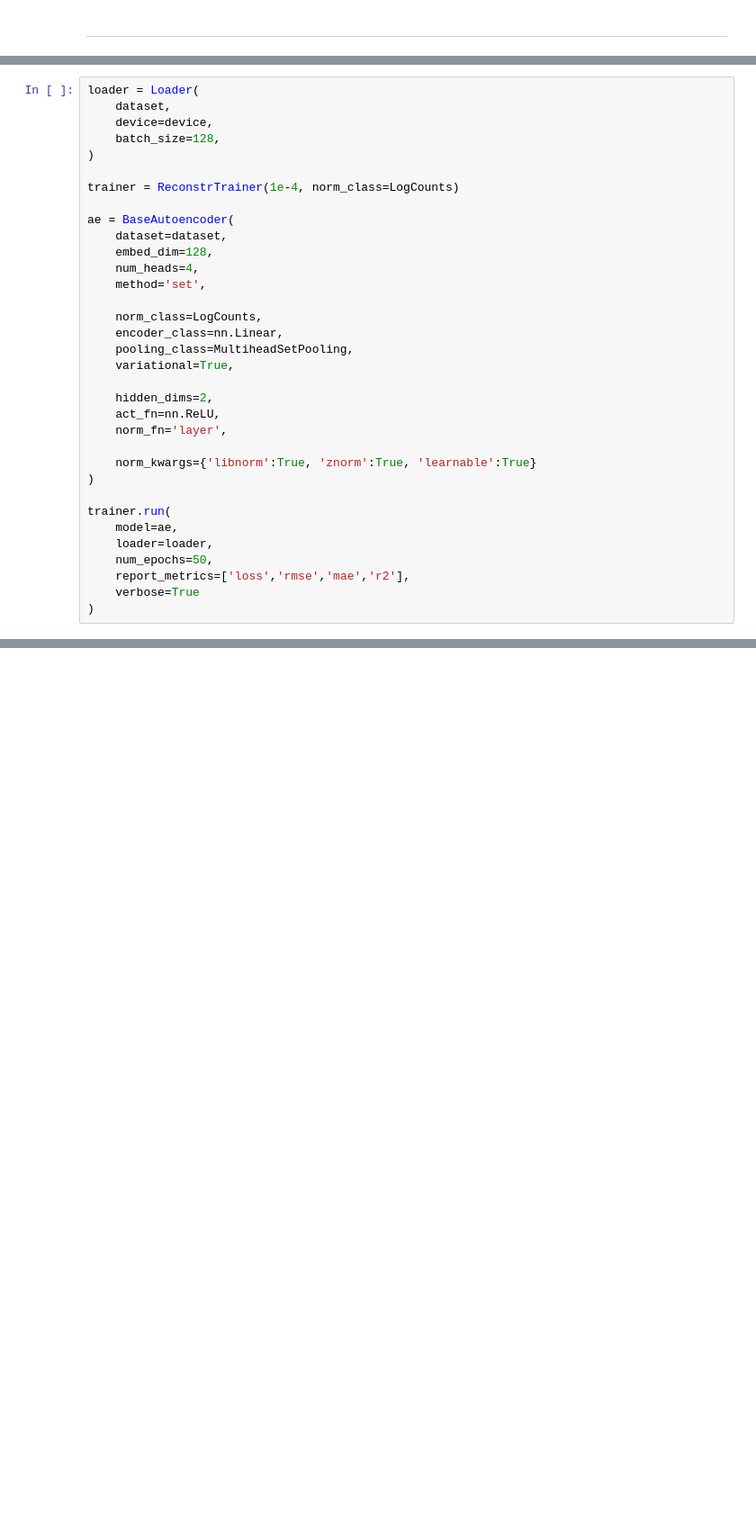
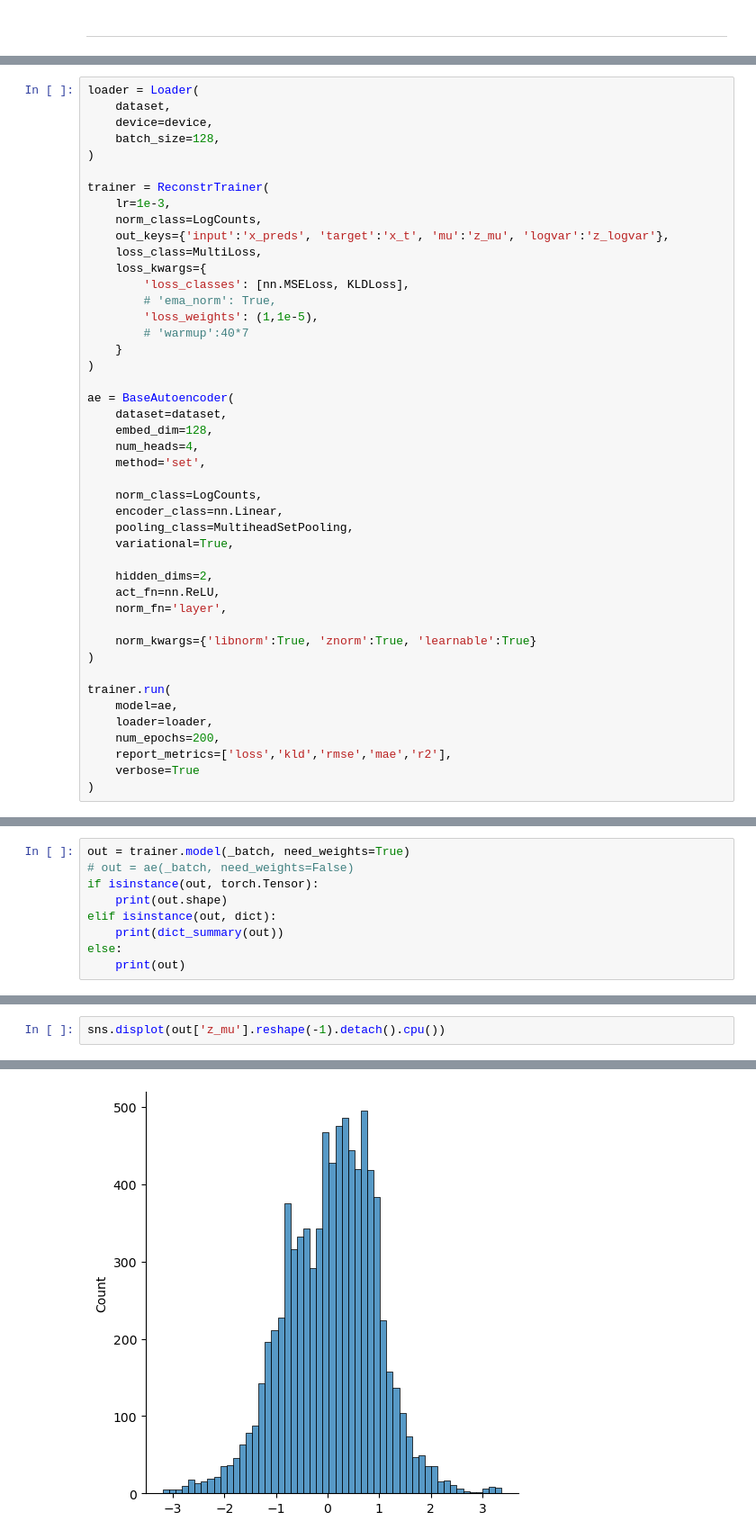
Before and after one commit to marcusvillena/pathway_model, a Jupyter notebook: projects/2_refactored_exp/test4.ipynb, the cells around one changed output, grey strips where cells are left out. Shown at 90% size. Cells and saved outputs as stored; diff of their text form; blank space fills up the shorter version.

```diff
--- a/projects/2_refactored_exp/test4.ipynb
+++ b/projects/2_refactored_exp/test4.ipynb
@@ -149,7 +170,18 @@ loader = Loader(
     batch_size=128,
 )
 
-trainer = ReconstrTrainer(1e-4, norm_class=LogCounts)
+trainer = ReconstrTrainer(
+    lr=1e-3,
+    norm_class=LogCounts,
+    out_keys={'input':'x_preds', 'target':'x_t', 'mu':'z_mu', 'logvar':'z_logvar'},
+    loss_class=MultiLoss,
+    loss_kwargs={
+        'loss_classes': [nn.MSELoss, KLDLoss],
+        # 'ema_norm': True,
+        'loss_weights': (1,1e-5),
+        # 'warmup':40*7
+    }
+)
 
 ae = BaseAutoencoder(
     dataset=dataset,
@@ -172,8 +204,8 @@ ae = BaseAutoencoder(
 trainer.run(
     model=ae,
     loader=loader,
-    num_epochs=50,
-    report_metrics=['loss','rmse','mae','r2'],
+    num_epochs=200,
+    report_metrics=['loss','kld','rmse','mae','r2'],
     verbose=True
 )
 # %% [output]
@@ -180,0 +213,9 @@ Test     loss=0.8717    rmse=0.8542    mae=0.5790    r2=0.8129
+# %%
+out = trainer.model(_batch, need_weights=True)
+# out = ae(_batch, need_weights=False)
+if isinstance(out, torch.Tensor):
+    print(out.shape)
+elif isinstance(out, dict):
+    print(dict_summary(out))
+else:
+    print(out)
@@ -180,0 +233,3 @@ Test     loss=0.8717    rmse=0.8542    mae=0.5790    r2=0.8129
+# %%
+sns.displot(out['z_mu'].reshape(-1).detach().cpu())
+# %% [output]
@@ -180,0 +237 @@ Test     loss=0.8717    rmse=0.8542    mae=0.5790    r2=0.8129
+[figure, added]
```
Also changed, not shown: parts of 16 cells of this notebook, 28 other files.
